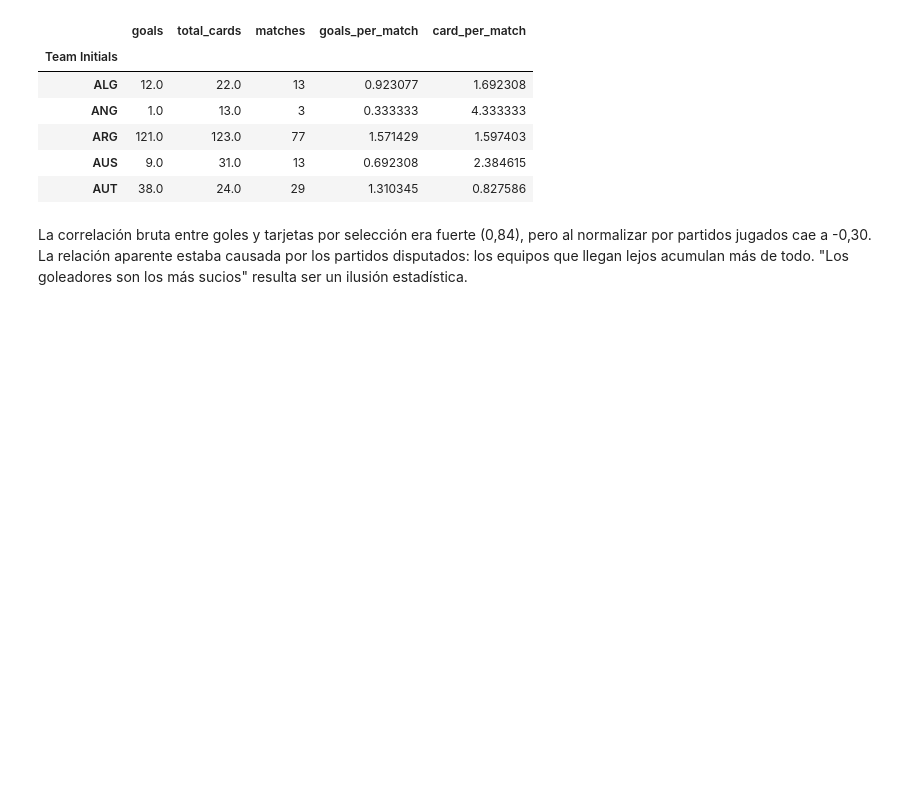
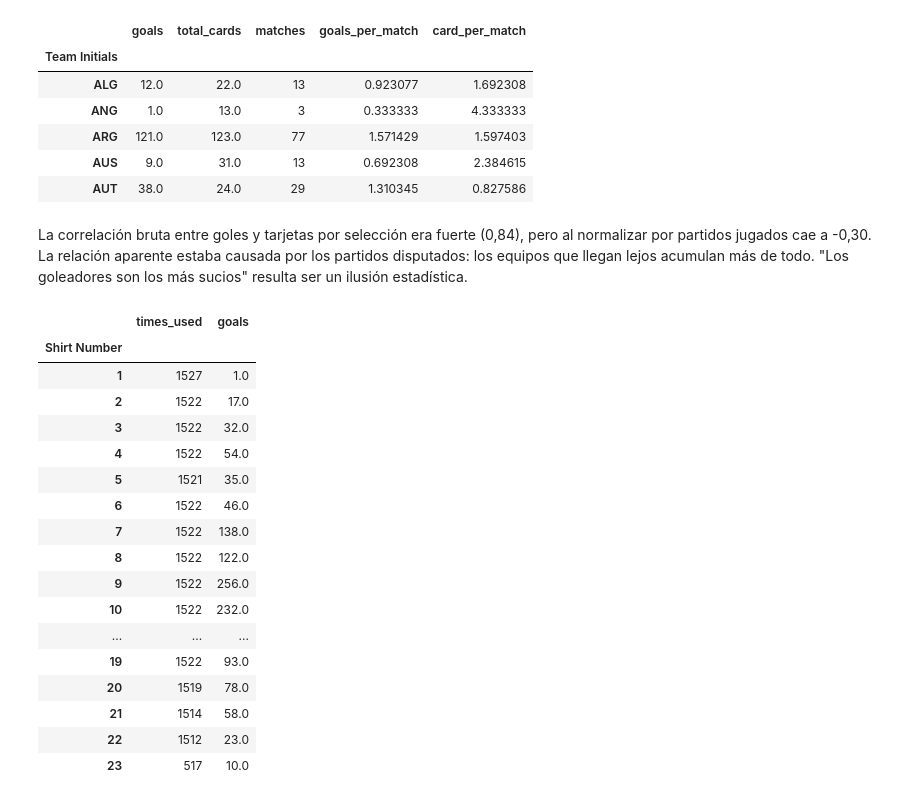
Before and after one commit to claudiocdc/fifa-world-cup-analysis, a Jupyter notebook: 01_Limpieza_Fifa_WorldCup.ipynb, the cells around one changed output. Cells and saved outputs as stored; diff of their text form; code cells hidden in the pictures; blank space fills up the shorter version.

```diff
--- a/01_Limpieza_Fifa_WorldCup.ipynb
+++ b/01_Limpieza_Fifa_WorldCup.ipynb
@@ -734,0 +742,31 @@ team_stats.head()
+# %%
+####3. Tabla de dorsales, necesitamos para la visualización en power bi sin 0
+
+#Solo dorsales reales (quitamos el 0)
+df_real = df_players_year[df_players_year['Shirt Number'] != 0]
+
+#Resumen por dorsal
+times_used = df_real['Shirt Number'].value_counts()
+goals_scored = df_real.groupby('Shirt Number')['goals'].sum()
+
+shirt_stats = pd.DataFrame({'times_used': times_used, 'goals': goals_scored})
+shirt_stats
+# %% [output]
+|  | times_used | goals |
+| Shirt Number |  |  |
+| 1 | 1527 | 1.0 |
+| 2 | 1522 | 17.0 |
+| 3 | 1522 | 32.0 |
+| 4 | 1522 | 54.0 |
+| 5 | 1521 | 35.0 |
+| 6 | 1522 | 46.0 |
+| 7 | 1522 | 138.0 |
+| 8 | 1522 | 122.0 |
+| 9 | 1522 | 256.0 |
+| 10 | 1522 | 232.0 |
+| ... | ... | ... |
+| 19 | 1522 | 93.0 |
+| 20 | 1519 | 78.0 |
+| 21 | 1514 | 58.0 |
+| 22 | 1512 | 23.0 |
+| 23 | 517 | 10.0 |
```
Also changed, not shown: parts of 3 cells of this notebook.
